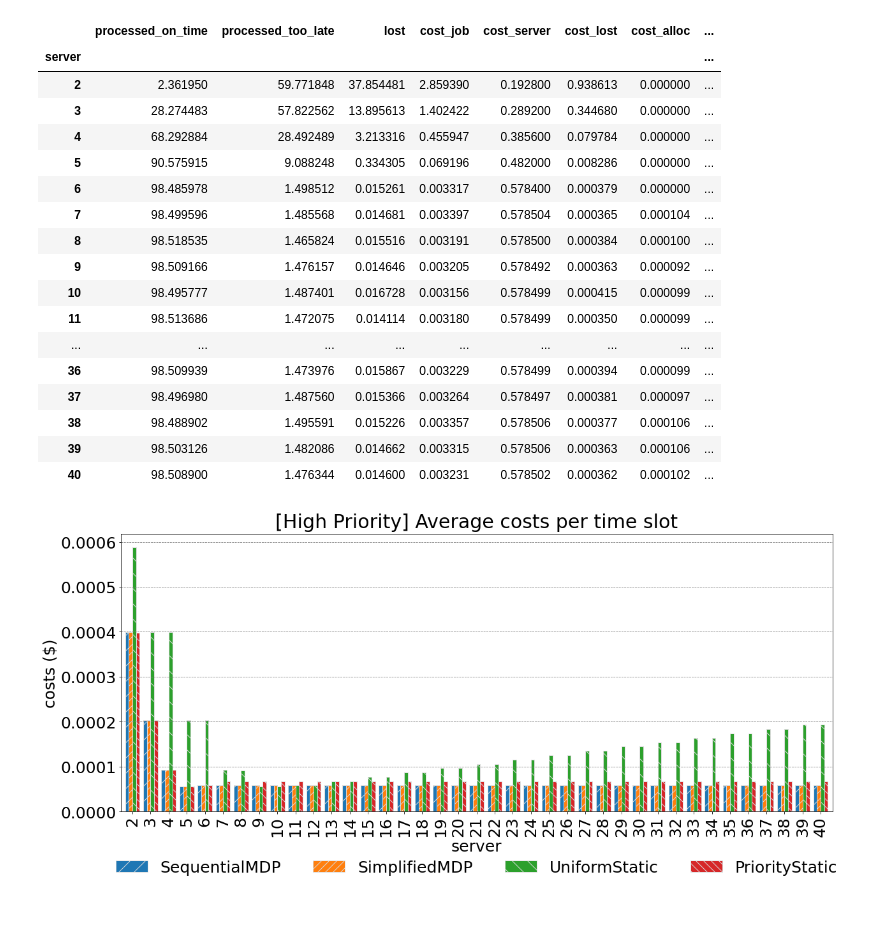
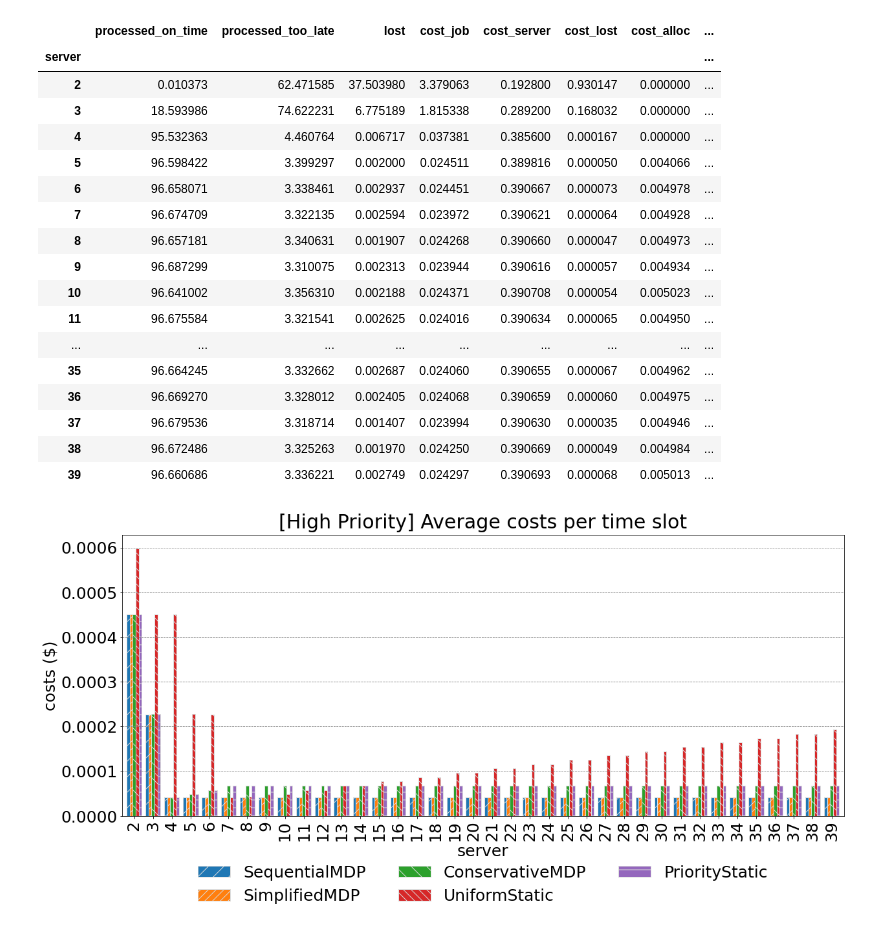
Before and after one commit to AlessandroSpallina/resource-allocation-mdp, a Jupyter notebook: src/plotter/aggregated_plotter/aggregated.ipynb, the cells around one changed output. Cells and saved outputs as stored; diff of their text form; code cells hidden in the pictures.

```diff
--- a/src/plotter/aggregated_plotter/aggregated.ipynb
+++ b/src/plotter/aggregated_plotter/aggregated.ipynb
@@ -8,8 +8,8 @@ import os
 import src.plotter.utils as utils
 from src.plotter.main import *
 # %%
-BATCH_RESULT_PATH = "C:/Users/SK3LA/Desktop/WORKSPACE/1_TSP/BATCH_FINALI/@RISULTATI@/res/UNIF/"
-OUTPUT_DIRECTORY_PATH = f"C:/Users/SK3LA/Desktop/WORKSPACE/1_TSP/BATCH_FINALI/@RISULTATI@/plot/UNIF/aggregated-{BATCH_RESULT_PATH.split('/')[-2]}/"
+BATCH_RESULT_PATH = "C:/Users/SK3LA/Desktop/WORKSPACE/1_TSP/BATCH_FINALI/@RISULTATI@/res/GAUSIGMA2/"
+OUTPUT_DIRECTORY_PATH = f"C:/Users/SK3LA/Desktop/WORKSPACE/1_TSP/BATCH_FINALI/@RISULTATI@/plot/GAUSIGMA2/aggregated-{BATCH_RESULT_PATH.split('/')[-2]}/"
 
 DEADLINES = [1, 5]
 TIMESLOTS = 10000
@@ -331,4 +362,33 @@ plt.savefig(f"{OUTPUT_DIRECTORY_PATH}processed_on_time_slice1_allpolicy_JUPYTER"
 # %%
+# slice_0 = [d['slices'][0] for d in dataframes]
+# slice_1 = [d['slices'][1] for d in dataframes]
+
+# df_cost_slice_0 = \
+#     pd.DataFrame({
+#         'server': slice_0[0].index.to_list(),
+#         'SequentialMDP': (slice_0[0]['cost_sum']/TIMESLOTS).to_list(),
+#         'SimplifiedMDP': (slice_0[1]['cost_sum']/TIMESLOTS).to_list(),
+#         'UniformStatic': (slice_0[2]['cost_sum']/TIMESLOTS).to_list(),
+#         'PriorityStatic': (slice_0[3]['cost_sum']/TIMESLOTS).to_list(),
+#                  })
+
+# df_cost_slice_0['server'] = df_cost_slice_0['server'].astype(int)
+# df_cost_slice_0 = df_cost_slice_0.sort_values(by=["server"]).set_index("server")
+
+
+
+# df_cost_slice_1 = \
+#     pd.DataFrame({
+#         'server': slice_1[0].index.to_list(),
+#         'SequentialMDP': (slice_1[0]['cost_sum']/TIMESLOTS).to_list(),
+#         'SimplifiedMDP': (slice_1[1]['cost_sum']/TIMESLOTS).to_list(),
+#         'UniformStatic': (slice_1[2]['cost_sum']/TIMESLOTS).to_list(),
+#         'PriorityStatic': (slice_1[3]['cost_sum']/TIMESLOTS).to_list(),
+#     })
+
+# df_cost_slice_1['server'] = df_cost_slice_1['server'].astype(int)
+# df_cost_slice_1 = df_cost_slice_1.sort_values(by=["server"]).set_index("server")
+
 slice_0 = [d['slices'][0] for d in dataframes]
 slice_1 = [d['slices'][1] for d in dataframes]
 
@@ -337,6 +397,7 @@ df_cost_slice_0 = \
         'server': slice_0[0].index.to_list(),
         'SequentialMDP': (slice_0[0]['cost_sum']/TIMESLOTS).to_list(),
         'SimplifiedMDP': (slice_0[1]['cost_sum']/TIMESLOTS).to_list(),
+        'ConservativeMDP': (slice_0[3]['cost_sum']/TIMESLOTS).to_list(),
         'UniformStatic': (slice_0[2]['cost_sum']/TIMESLOTS).to_list(),
         'PriorityStatic': (slice_0[3]['cost_sum']/TIMESLOTS).to_list(),
                  })
@@ -351,6 +412,7 @@ df_cost_slice_1 = \
         'server': slice_1[0].index.to_list(),
         'SequentialMDP': (slice_1[0]['cost_sum']/TIMESLOTS).to_list(),
         'SimplifiedMDP': (slice_1[1]['cost_sum']/TIMESLOTS).to_list(),
+        'ConservativeMDP': (slice_1[1]['cost_sum']/TIMESLOTS).to_list(),
         'UniformStatic': (slice_1[2]['cost_sum']/TIMESLOTS).to_list(),
         'PriorityStatic': (slice_1[3]['cost_sum']/TIMESLOTS).to_list(),
     })
@@ -362,52 +424,52 @@ slice_0[0]
 # %% [output]
 |  | processed_on_time | processed_too_late | lost | cost_job | cost_server | cost_lost | cost_alloc | ... |
 | server |  |  |  |  |  |  |  | ... |
-| 2 | 2.361950 | 59.771848 | 37.854481 | 2.859390 | 0.192800 | 0.938613 | 0.000000 | ... |
-| 3 | 28.274483 | 57.822562 | 13.895613 | 1.402422 | 0.289200 | 0.344680 | 0.000000 | ... |
-| 4 | 68.292884 | 28.492489 | 3.213316 | 0.455947 | 0.385600 | 0.079784 | 0.000000 | ... |
-| 5 | 90.575915 | 9.088248 | 0.334305 | 0.069196 | 0.482000 | 0.008286 | 0.000000 | ... |
-| 6 | 98.485978 | 1.498512 | 0.015261 | 0.003317 | 0.578400 | 0.000379 | 0.000000 | ... |
-| 7 | 98.499596 | 1.485568 | 0.014681 | 0.003397 | 0.578504 | 0.000365 | 0.000104 | ... |
-| 8 | 98.518535 | 1.465824 | 0.015516 | 0.003191 | 0.578500 | 0.000384 | 0.000100 | ... |
-| 9 | 98.509166 | 1.476157 | 0.014646 | 0.003205 | 0.578492 | 0.000363 | 0.000092 | ... |
-| 10 | 98.495777 | 1.487401 | 0.016728 | 0.003156 | 0.578499 | 0.000415 | 0.000099 | ... |
-| 11 | 98.513686 | 1.472075 | 0.014114 | 0.003180 | 0.578499 | 0.000350 | 0.000099 | ... |
+| 2 | 0.010373 | 62.471585 | 37.503980 | 3.379063 | 0.192800 | 0.930147 | 0.000000 | ... |
+| 3 | 18.593986 | 74.622231 | 6.775189 | 1.815338 | 0.289200 | 0.168032 | 0.000000 | ... |
+| 4 | 95.532363 | 4.460764 | 0.006717 | 0.037381 | 0.385600 | 0.000167 | 0.000000 | ... |
+| 5 | 96.598422 | 3.399297 | 0.002000 | 0.024511 | 0.389816 | 0.000050 | 0.004066 | ... |
+| 6 | 96.658071 | 3.338461 | 0.002937 | 0.024451 | 0.390667 | 0.000073 | 0.004978 | ... |
+| 7 | 96.674709 | 3.322135 | 0.002594 | 0.023972 | 0.390621 | 0.000064 | 0.004928 | ... |
+| 8 | 96.657181 | 3.340631 | 0.001907 | 0.024268 | 0.390660 | 0.000047 | 0.004973 | ... |
+| 9 | 96.687299 | 3.310075 | 0.002313 | 0.023944 | 0.390616 | 0.000057 | 0.004934 | ... |
+| 10 | 96.641002 | 3.356310 | 0.002188 | 0.024371 | 0.390708 | 0.000054 | 0.005023 | ... |
+| 11 | 96.675584 | 3.321541 | 0.002625 | 0.024016 | 0.390634 | 0.000065 | 0.004950 | ... |
 | ... | ... | ... | ... | ... | ... | ... | ... | ... |
-| 36 | 98.509939 | 1.473976 | 0.015867 | 0.003229 | 0.578499 | 0.000394 | 0.000099 | ... |
-| 37 | 98.496980 | 1.487560 | 0.015366 | 0.003264 | 0.578497 | 0.000381 | 0.000097 | ... |
-| 38 | 98.488902 | 1.495591 | 0.015226 | 0.003357 | 0.578506 | 0.000377 | 0.000106 | ... |
-| 39 | 98.503126 | 1.482086 | 0.014662 | 0.003315 | 0.578506 | 0.000363 | 0.000106 | ... |
-| 40 | 98.508900 | 1.476344 | 0.014600 | 0.003231 | 0.578502 | 0.000362 | 0.000102 | ... |
+| 35 | 96.664245 | 3.332662 | 0.002687 | 0.024060 | 0.390655 | 0.000067 | 0.004962 | ... |
+| 36 | 96.669270 | 3.328012 | 0.002405 | 0.024068 | 0.390659 | 0.000060 | 0.004975 | ... |
+| 37 | 96.679536 | 3.318714 | 0.001407 | 0.023994 | 0.390630 | 0.000035 | 0.004946 | ... |
+| 38 | 96.672486 | 3.325263 | 0.001970 | 0.024250 | 0.390669 | 0.000049 | 0.004984 | ... |
+| 39 | 96.660686 | 3.336221 | 0.002749 | 0.024297 | 0.390693 | 0.000068 | 0.005013 | ... |
 # %%
-patterns =('/','//', '\\', '\\\\')
+patterns =('/','//', '\\', '\\\\', '-')
 
 ax = df_cost_slice_0.plot(
         kind='bar',
         stacked=False,
         figsize=(20, 8),
         width=0.8,
 #         logy=True
     )
 
 ax.yaxis.grid(color='gray', linestyle='dashed')
 
 ax.set_title(f"[High Priority] Average costs per time slot", pad=10)
 ax.set_ylabel('costs ($)')
 
 plt.rcParams.update({'font.size': 25})
 fig_background_color = 'skyblue'
 fig_border = 'steelblue'
 
 bars = ax.patches
 
 hatches = [p for p in patterns for i in range(len(df_processed_on_time_slice_0))]
 for bar, hatch in zip(bars, hatches):
     bar.set_hatch(hatch)
     bar.set_edgecolor('gainsboro')
 
-ax.legend(bbox_to_anchor=(0.5, -0.15), loc='upper center', ncol=4, borderaxespad=0.01, frameon=False)
+ax.legend(bbox_to_anchor=(0.5, -0.15), loc='upper center', ncol=3, borderaxespad=0.01, frameon=False)
 
 plt.savefig(f"{OUTPUT_DIRECTORY_PATH}cost_slice0_allpolicy_JUPYTER", bbox_inches='tight')
 # %% [output]
-[figure, old version]
+[figure, new version]
 # %%
```
Also changed, not shown: parts of 7 cells of this notebook, 2 other files.
